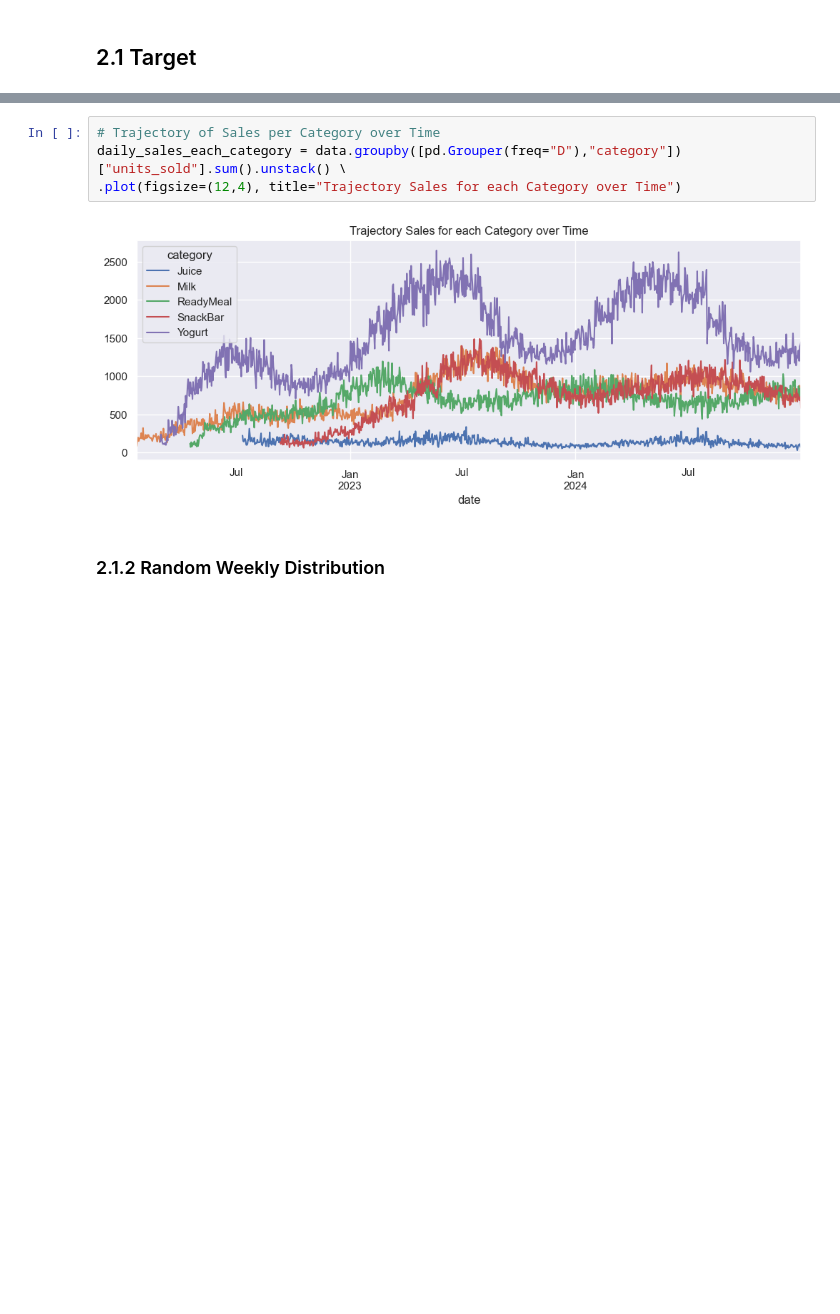
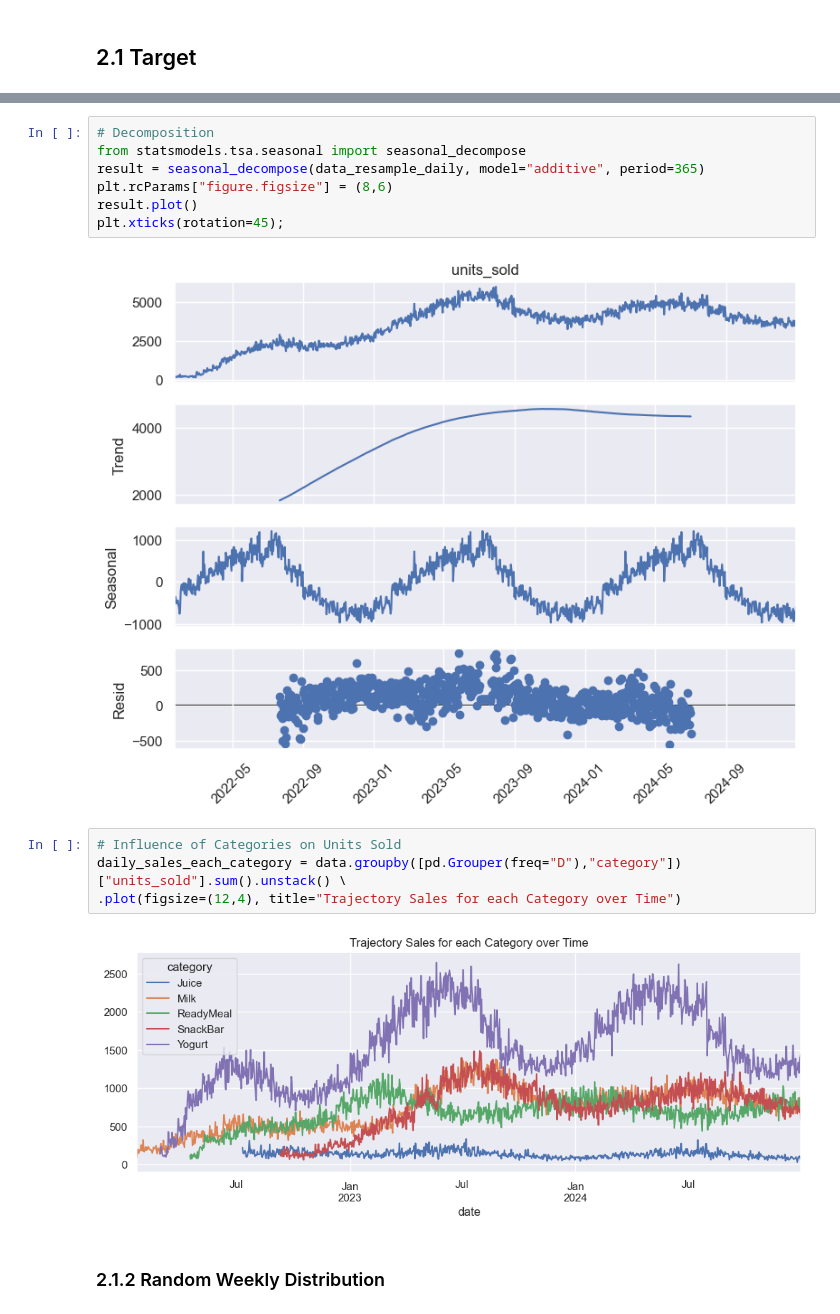
Before and after one commit to emsif84/sales_forecasting, a Jupyter notebook: Forecasting/1_eda/eda.ipynb, the cells around one changed output, grey strips where cells are left out. Drawn from its saved outputs; the diff is of its cells as text; blank space fills up the shorter version.

```diff
--- a/Forecasting/1_eda/eda.ipynb
+++ b/Forecasting/1_eda/eda.ipynb
@@ -89,5 +105,14 @@ daily_sales_overall = data.resample("D")["units_sold"].sum().plot(figsize=(12,4)
+# %%
+# Decomposition
+from statsmodels.tsa.seasonal import seasonal_decompose
+result = seasonal_decompose(data_resample_daily, model="additive", period=365)
+plt.rcParams["figure.figsize"] = (8,6)
+result.plot()
+plt.xticks(rotation=45);
+# %% [output]
+[figure, added]
 # %%
-# Trajectory of Sales per Category over Time
+# Influence of Categories on Units Sold
 daily_sales_each_category = data.groupby([pd.Grouper(freq="D"),"category"])["units_sold"].sum().unstack() \
 .plot(figsize=(12,4), title="Trajectory Sales for each Category over Time")
 # %% [output]
```
Also changed, not shown: parts of 12 cells of this notebook.
